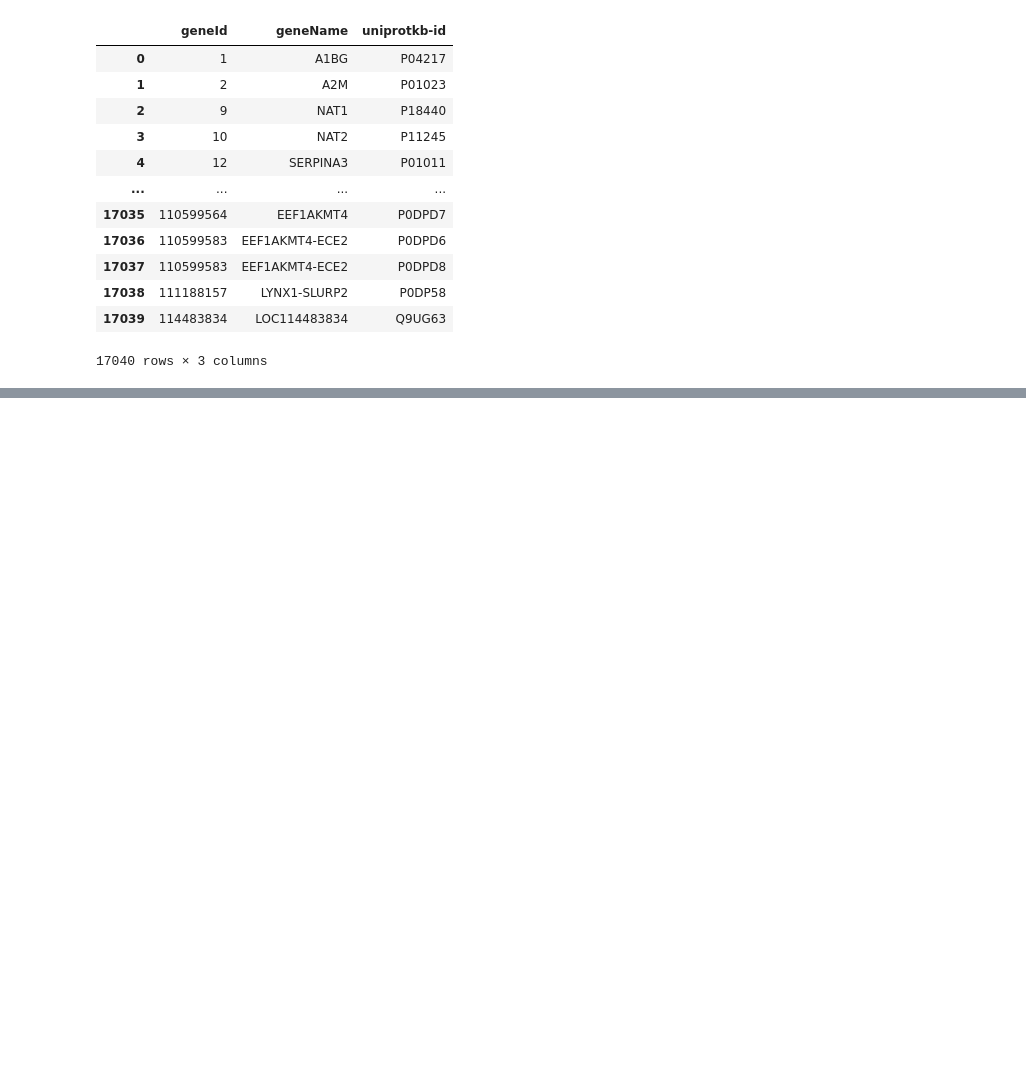
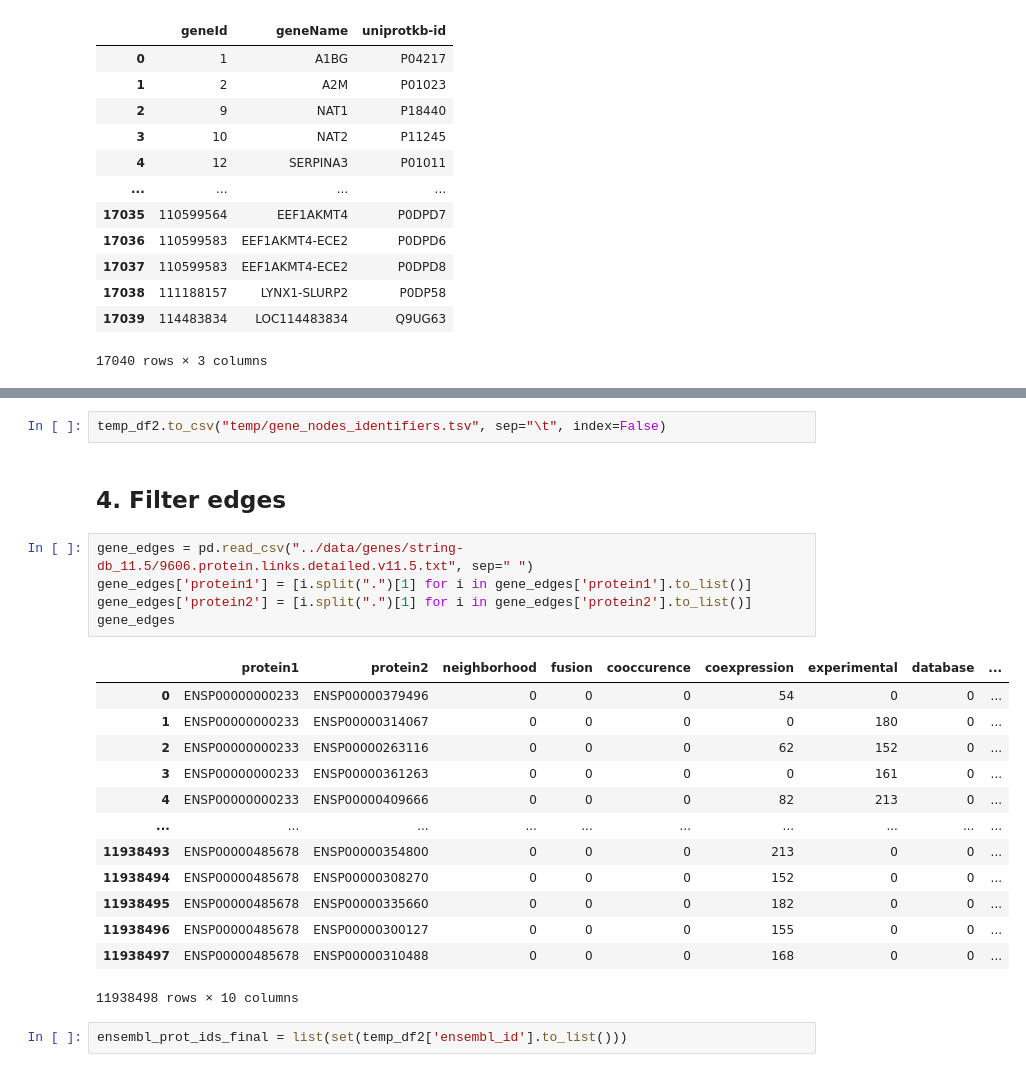
Before and after one commit to rangan2510/InteractDb-rc2, a Jupyter notebook: parser/genes_parser.ipynb, the cells around one changed output, grey strips where cells are left out. Cells and saved outputs as stored; diff of their text form; blank space fills up the shorter version.

Commit message:
Completed drug and gene networks

```diff
--- a/parser/genes_parser.ipynb
+++ b/parser/genes_parser.ipynb
@@ -110,0 +306,25 @@ list(non_annot_genes).index(item)
+# %%
+temp_df2.to_csv("temp/gene_nodes_identifiers.tsv", sep="\t", index=False)
+# %% [markdown]
+## 4. Filter edges
+# %%
+gene_edges = pd.read_csv("../data/genes/string-db_11.5/9606.protein.links.detailed.v11.5.txt", sep=" ")
+gene_edges['protein1'] = [i.split(".")[1] for i in gene_edges['protein1'].to_list()]
+gene_edges['protein2'] = [i.split(".")[1] for i in gene_edges['protein2'].to_list()]
+gene_edges
+# %% [output]
+|  | protein1 | protein2 | neighborhood | fusion | cooccurence | coexpression | experimental | database | ... |
+| 0 | ENSP00000000233 | ENSP00000379496 | 0 | 0 | 0 | 54 | 0 | 0 | ... |
+| 1 | ENSP00000000233 | ENSP00000314067 | 0 | 0 | 0 | 0 | 180 | 0 | ... |
+| 2 | ENSP00000000233 | ENSP00000263116 | 0 | 0 | 0 | 62 | 152 | 0 | ... |
+| 3 | ENSP00000000233 | ENSP00000361263 | 0 | 0 | 0 | 0 | 161 | 0 | ... |
+| 4 | ENSP00000000233 | ENSP00000409666 | 0 | 0 | 0 | 82 | 213 | 0 | ... |
+| ... | ... | ... | ... | ... | ... | ... | ... | ... | ... |
+| 11938493 | ENSP00000485678 | ENSP00000354800 | 0 | 0 | 0 | 213 | 0 | 0 | ... |
+| 11938494 | ENSP00000485678 | ENSP00000308270 | 0 | 0 | 0 | 152 | 0 | 0 | ... |
+| 11938495 | ENSP00000485678 | ENSP00000335660 | 0 | 0 | 0 | 182 | 0 | 0 | ... |
+| 11938496 | ENSP00000485678 | ENSP00000300127 | 0 | 0 | 0 | 155 | 0 | 0 | ... |
+| 11938497 | ENSP00000485678 | ENSP00000310488 | 0 | 0 | 0 | 168 | 0 | 0 | ... |
+11938498 rows × 10 columns
+# %%
+ensembl_prot_ids_final = list(set(temp_df2['ensembl_id'].to_list()))
```
Also changed, not shown: parts of 31 cells of this notebook, 43 other files.
